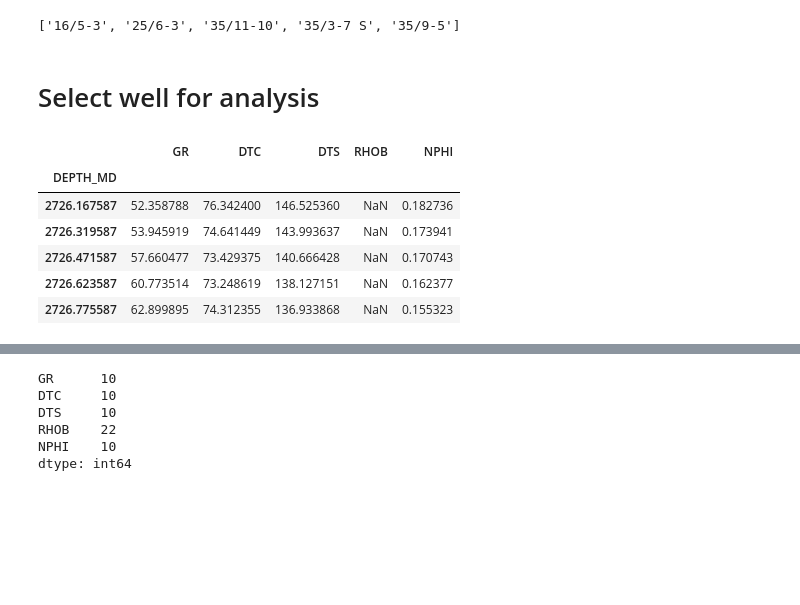
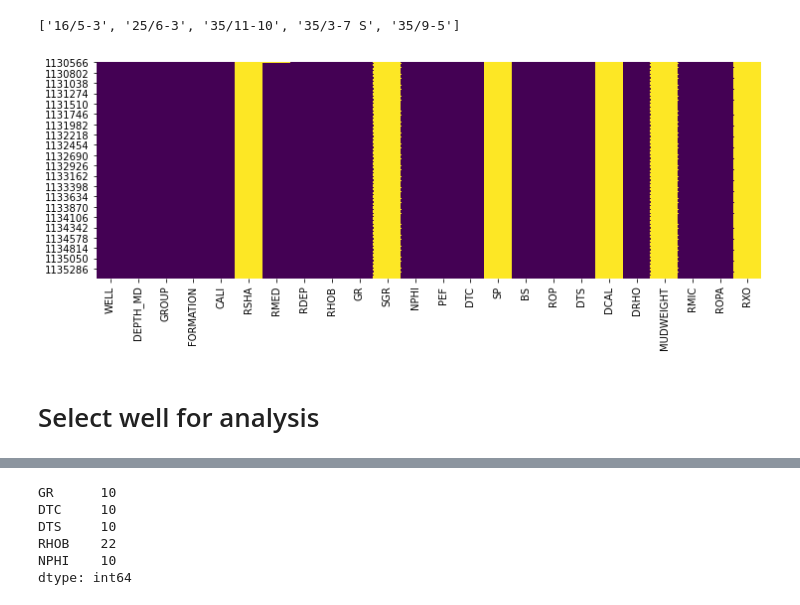
Before and after one commit to ABDunbar/Quantitative_Seismic_Interpretation, a Jupyter notebook: seismic_rock_physics_FORCE_wells.ipynb, the cells around one changed output, grey strips where cells are left out. Saved outputs shown, nothing was run; the diff lists cells and outputs as text; code cells hidden in the pictures; blank space fills up the shorter version.

```diff
--- a/seismic_rock_physics_FORCE_wells.ipynb
+++ b/seismic_rock_physics_FORCE_wells.ipynb
@@ -50,8 +59,10 @@ print(wells_full_shear)
 ['16/5-3', '25/6-3', '35/11-10', '35/3-7 S', '35/9-5']
 # %%
 # Shows log coverage of a specified well
-# plt.figure(figsize=(12,4))
-# sns.heatmap(df[df.WELL=='35/9-5'].isnull(), cbar=False, cmap='viridis')
+plt.figure(figsize=(12,4))
+sns.heatmap(data[data.WELL==wells_full_shear[-1]].isnull(), cbar=False, cmap='viridis');
+# %% [output]
+[figure, added]
 # %% [markdown]
 # Select well for analysis
 # %%
@@ -64,13 +75,3 @@ df = df[input_columns]
 # Take a copy for comparison of filtered with unfiltered
 filt = df.copy()
 filt = filt.rolling(11).median()
-# %%
-df.head()
-# %% [output]
-|  | GR | DTC | DTS | RHOB | NPHI |
-| DEPTH_MD |  |  |  |  |  |
-| 2726.167587 | 52.358788 | 76.342400 | 146.525360 | NaN | 0.182736 |
-| 2726.319587 | 53.945919 | 74.641449 | 143.993637 | NaN | 0.173941 |
-| 2726.471587 | 57.660477 | 73.429375 | 140.666428 | NaN | 0.170743 |
-| 2726.623587 | 60.773514 | 73.248619 | 138.127151 | NaN | 0.162377 |
-| 2726.775587 | 62.899895 | 74.312355 | 136.933868 | NaN | 0.155323 |
```
Also changed, not shown: parts of 6 cells of this notebook.
